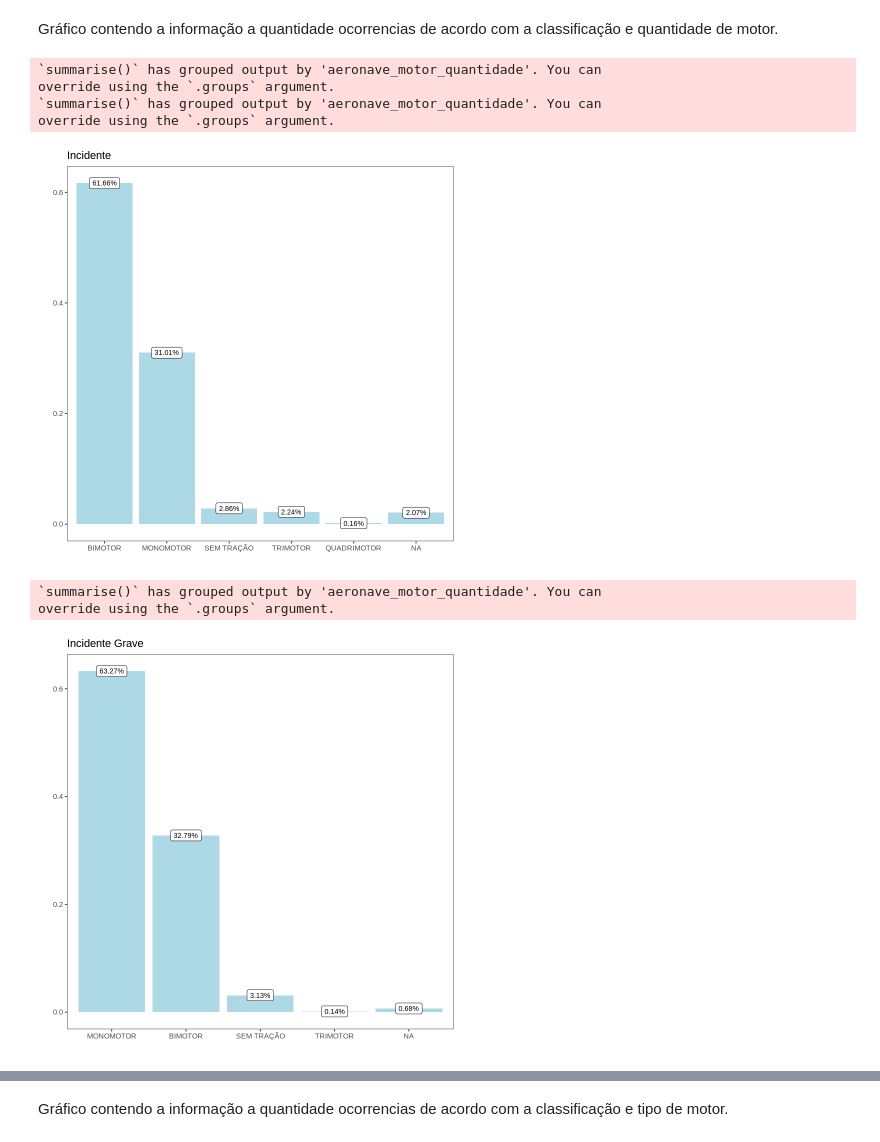
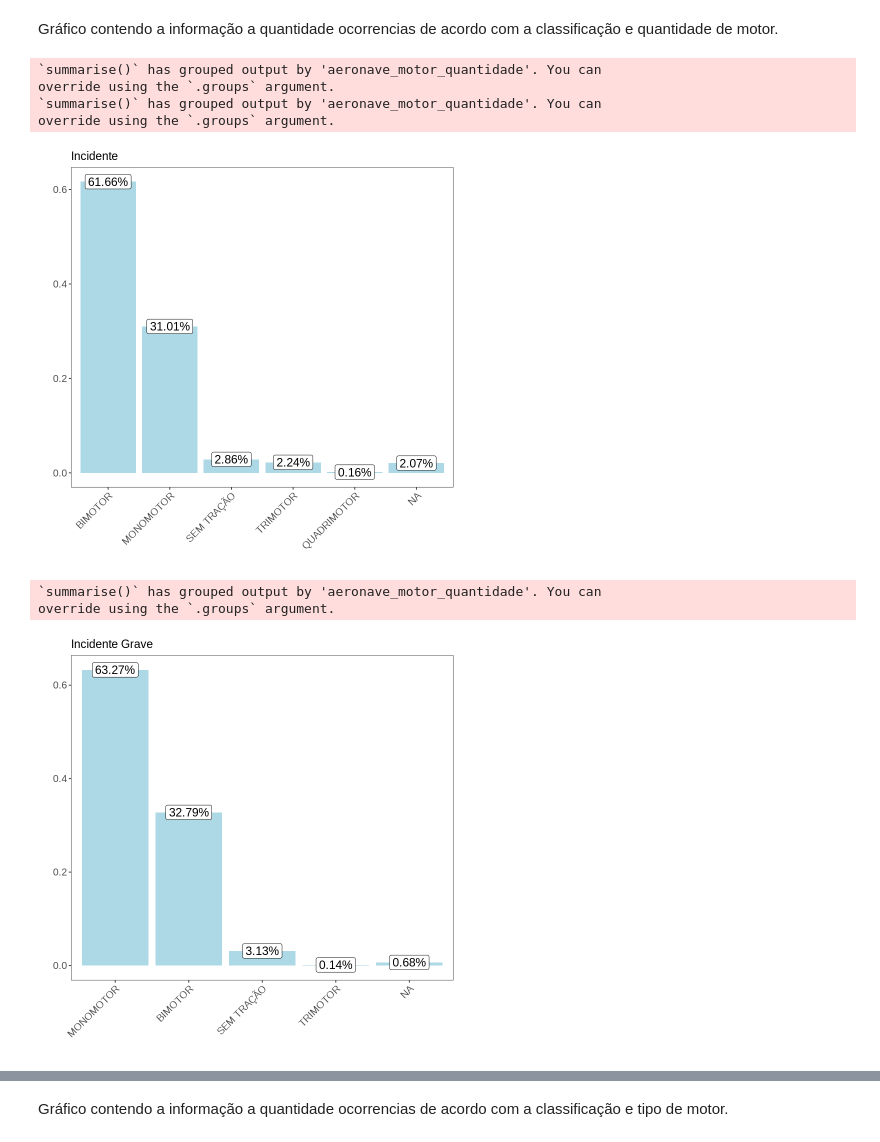
Before and after one commit to JulliaNascimento/Mineracao-de-Dados, a Jupyter notebook: Dados_trabalho.ipynb, the cells around one changed output, grey strips where cells are left out. Cells and saved outputs as stored; diff of their text form; code cells hidden in the pictures.

```diff
--- a/Dados_trabalho.ipynb
+++ b/Dados_trabalho.ipynb
@@ -504,44 +507,44 @@ dados |>
         geom_bar(stat="identity",fill = "lightblue") +
         ggtitle("Incidente") +
         ##facet_wrap(~ocorrencia_classificacao,ncol=1,scales="free") +
-        geom_label(size=3) +
+        geom_label(size=5) +
         ##coord_flip () +
         xlab("") + ylab("") +
         theme_bw() +
-        theme(panel.grid=element_blank())
+        theme(panel.grid=element_blank(),axis.text = element_text(size = 12),axis.text.x = element_text(angle = 45, hjust = 1),plot.title = element_text(size = 14))
 
 dados |>
         filter(ocorrencia_classificacao=="INCIDENTE GRAVE") |>
         group_by(aeronave_motor_quantidade,ocorrencia_classificacao) |>
         summarise(quantidade = n()) |>
         ggplot(aes(x = fct_reorder(aeronave_motor_quantidade,quantidade,.desc=TRUE), y = quantidade/sum(quantidade),label= percent(quantidade/sum(quantidade)))) +
         geom_bar(stat="identity",fill = "lightblue") +
         ggtitle("Incidente Grave") +
-        geom_label(size=3) +
+        geom_label(size=5) +
         ##coord_flip () +
         xlab("") + ylab("") +
         theme_bw() +
-        theme(panel.grid=element_blank())
+        theme(panel.grid=element_blank(),axis.text = element_text(size = 12),axis.text.x = element_text(angle = 45, hjust = 1),plot.title = element_text(size = 14))
 
 dados |>
         filter(ocorrencia_classificacao=="ACIDENTE") |>
         group_by(aeronave_motor_quantidade,ocorrencia_classificacao) |>
         summarise(quantidade = n()) |>
         ggplot(aes(x = fct_reorder(aeronave_motor_quantidade,quantidade,.desc=TRUE), y = quantidade/sum(quantidade),label= percent(quantidade/sum(quantidade)))) +
         geom_bar(stat="identity",fill = "lightblue") +
         ##facet_wrap(~ocorrencia_classificacao,ncol=1,scales="free") +
         ggtitle("Acidente") +
-        geom_label(size=3) +
+        geom_label(size=5) +
         ##coord_flip () +
         xlab("") + ylab("") +
         theme_bw() +
-        theme(panel.grid=element_blank())
+        theme(panel.grid=element_blank(),axis.text = element_text(size = 12),axis.text.x = element_text(angle = 45, hjust = 1),plot.title = element_text(size = 14))
 # %% [output]
 `summarise()` has grouped output by 'aeronave_motor_quantidade'. You can
 override using the `.groups` argument.
 `summarise()` has grouped output by 'aeronave_motor_quantidade'. You can
 override using the `.groups` argument.
-[figure, old version]
+[figure, new version]
 `summarise()` has grouped output by 'aeronave_motor_quantidade'. You can
 override using the `.groups` argument.
-[figure, old version]
+[figure, new version]
```
Also changed, not shown: parts of 9 cells of this notebook.
